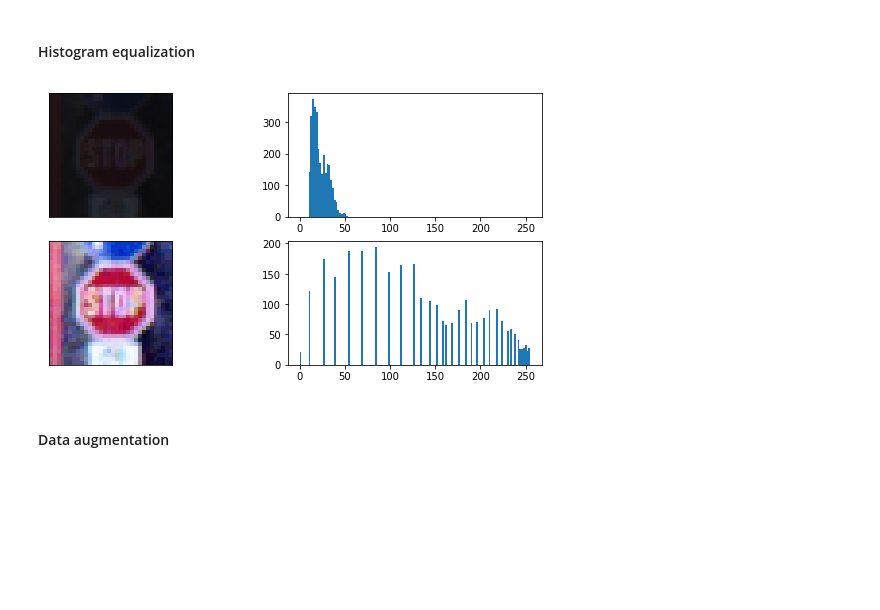
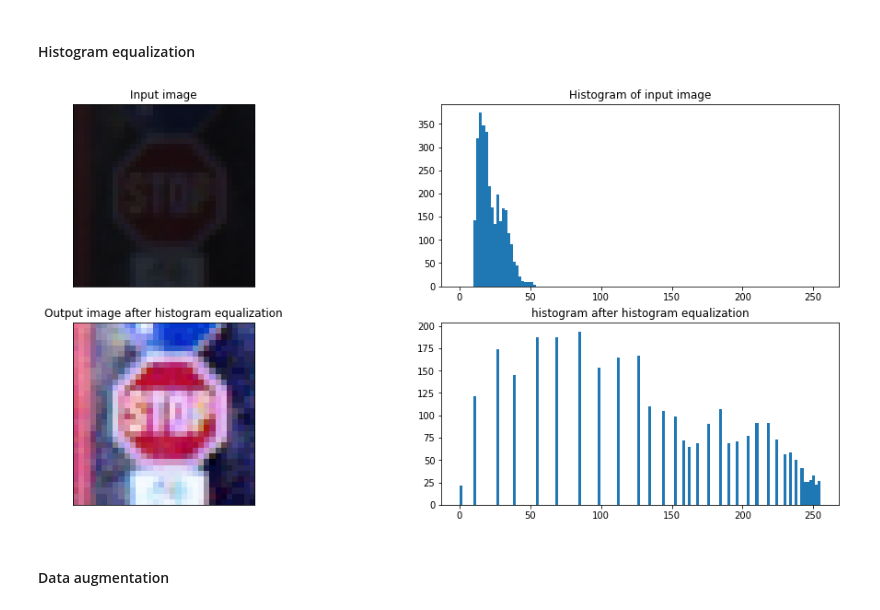
Before and after one commit to stefancyliax/CarND-Traffic-Sign-Classifier-Project, a Jupyter notebook: Traffic_Sign_Classifier.ipynb, the cells around one changed output. Drawn from its saved outputs; the diff is of its cells as text; code cells hidden in the pictures; blank space fills up the shorter version.

```diff
--- a/Traffic_Sign_Classifier.ipynb
+++ b/Traffic_Sign_Classifier.ipynb
@@ -366,29 +374,33 @@ def shear_left(img):
 # %%
 %matplotlib inline
 
 def test_hist_equ(image):
     bins = 128
-    plt.figure(figsize=(10,5))
+    plt.figure(figsize=(17,8))
 
     plt.subplot(221)
     plt.xticks([]), plt.yticks([])
+    plt.title('Input image')
     plt.imshow(image, cmap="gray")
     plt.subplot(222)
+    plt.title('Histogram of input image')
     plt.hist(image.ravel(),bins=bins, range=[0,255], rwidth=2)
 
     image2 = hist_equ(image)
     plt.subplot(223)
+    plt.title('Output image after histogram equalization')
     plt.xticks([]), plt.yticks([])
     plt.imshow(image2, cmap="gray")
     plt.subplot(224)
+    plt.title('histogram after histogram equalization')
     plt.hist(image2.ravel()*255, bins=bins, range=[0,255], rwidth=2)
 
     plt.show()
     return
 
 test_hist_equ(X_train[29222])
 # %% [output]
-[figure, old version]
+[figure, new version]
 # %% [markdown]
 #### Data augmentation
 # %%
```
Also changed, not shown: parts of 7 cells of this notebook, 5 other files.
